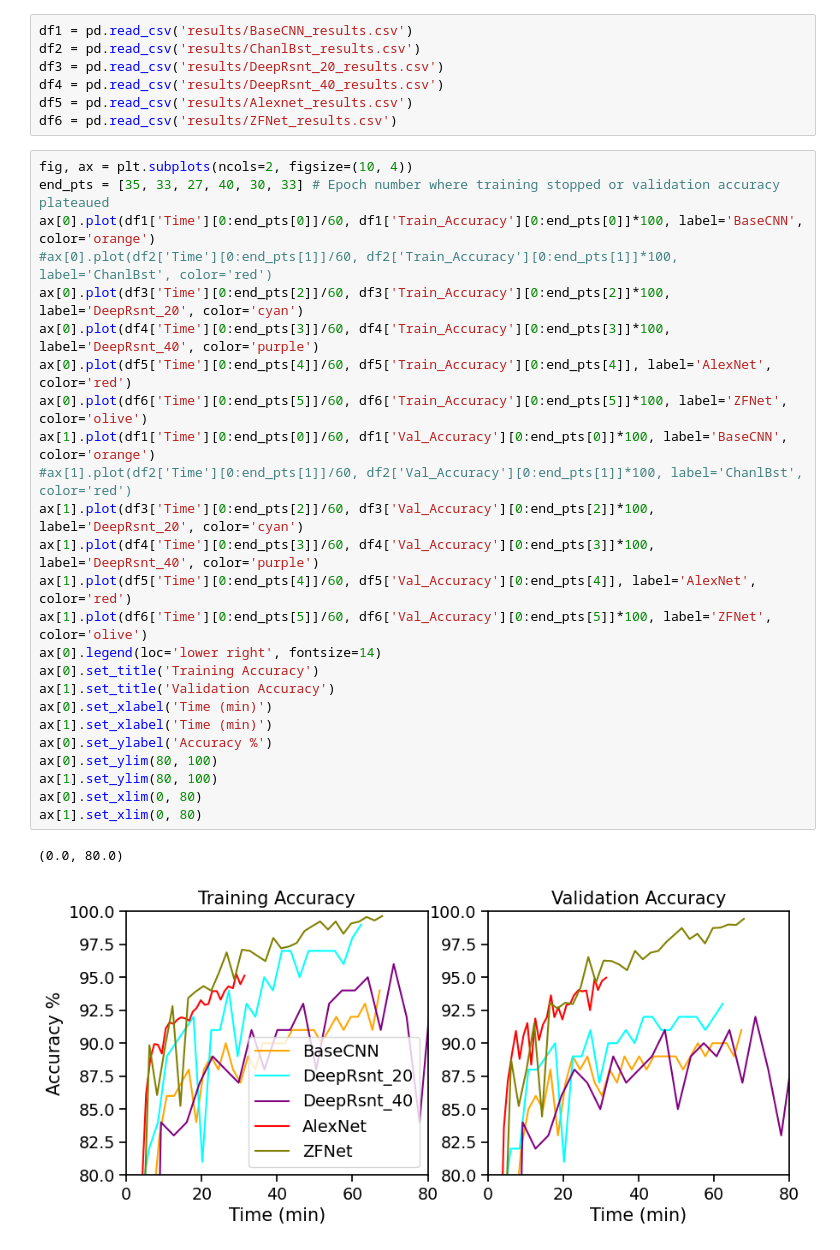
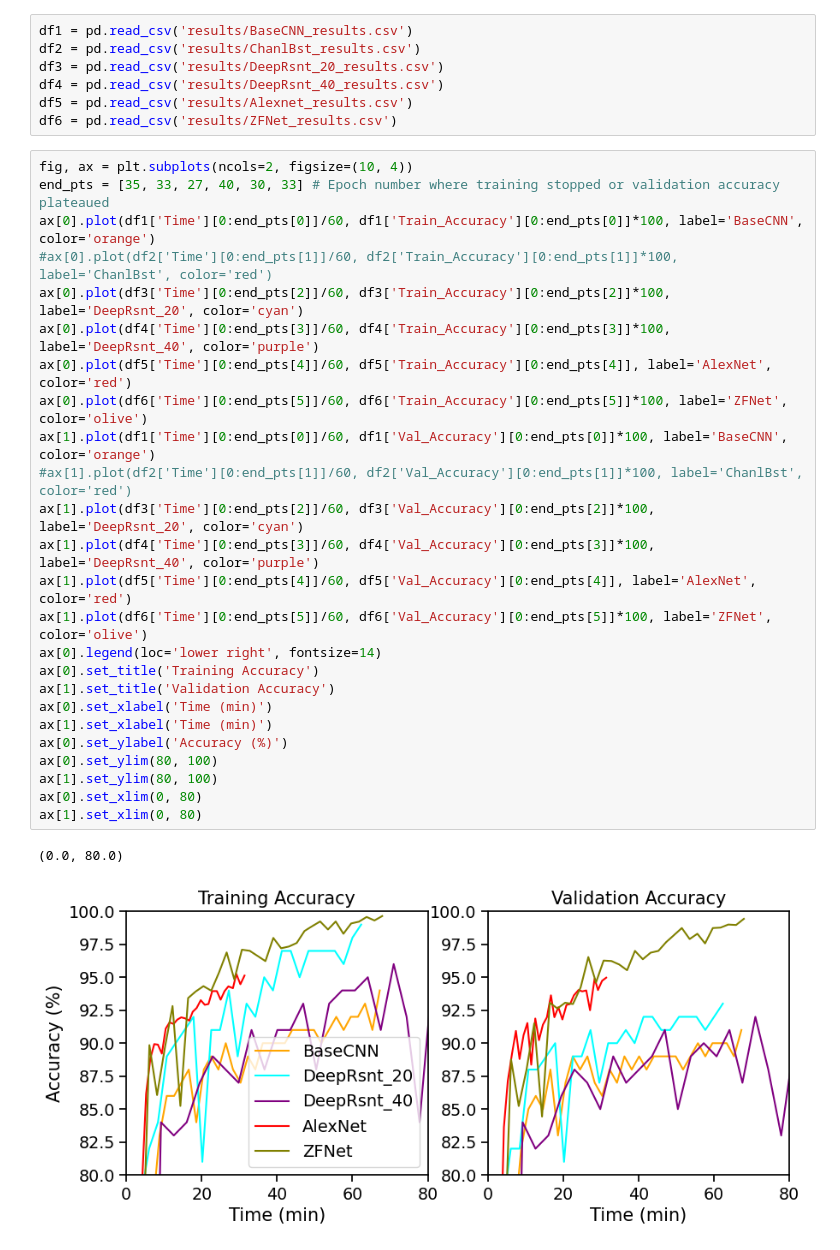
Before and after one commit to ronak-n-desai/lung-cancer-detection, a Jupyter notebook: final-comparison/comparison.ipynb, the cells around one changed output. Cells and saved outputs as stored; diff of their text form.

```diff
--- a/final-comparison/comparison.ipynb
+++ b/final-comparison/comparison.ipynb
@@ -94,28 +94,28 @@ df6 = pd.read_csv('results/ZFNet_results.csv')
 # %%
 fig, ax = plt.subplots(ncols=2, figsize=(10, 4))
 end_pts = [35, 33, 27, 40, 30, 33] # Epoch number where training stopped or validation accuracy plateaued
 ax[0].plot(df1['Time'][0:end_pts[0]]/60, df1['Train_Accuracy'][0:end_pts[0]]*100, label='BaseCNN', color='orange')
 #ax[0].plot(df2['Time'][0:end_pts[1]]/60, df2['Train_Accuracy'][0:end_pts[1]]*100, label='ChanlBst', color='red')
 ax[0].plot(df3['Time'][0:end_pts[2]]/60, df3['Train_Accuracy'][0:end_pts[2]]*100, label='DeepRsnt_20', color='cyan')
 ax[0].plot(df4['Time'][0:end_pts[3]]/60, df4['Train_Accuracy'][0:end_pts[3]]*100, label='DeepRsnt_40', color='purple')
 ax[0].plot(df5['Time'][0:end_pts[4]]/60, df5['Train_Accuracy'][0:end_pts[4]], label='AlexNet', color='red')
 ax[0].plot(df6['Time'][0:end_pts[5]]/60, df6['Train_Accuracy'][0:end_pts[5]]*100, label='ZFNet', color='olive')
 ax[1].plot(df1['Time'][0:end_pts[0]]/60, df1['Val_Accuracy'][0:end_pts[0]]*100, label='BaseCNN', color='orange')
 #ax[1].plot(df2['Time'][0:end_pts[1]]/60, df2['Val_Accuracy'][0:end_pts[1]]*100, label='ChanlBst', color='red')
 ax[1].plot(df3['Time'][0:end_pts[2]]/60, df3['Val_Accuracy'][0:end_pts[2]]*100, label='DeepRsnt_20', color='cyan')
 ax[1].plot(df4['Time'][0:end_pts[3]]/60, df4['Val_Accuracy'][0:end_pts[3]]*100, label='DeepRsnt_40', color='purple')
 ax[1].plot(df5['Time'][0:end_pts[4]]/60, df5['Val_Accuracy'][0:end_pts[4]], label='AlexNet', color='red')
 ax[1].plot(df6['Time'][0:end_pts[5]]/60, df6['Val_Accuracy'][0:end_pts[5]]*100, label='ZFNet', color='olive')
 ax[0].legend(loc='lower right', fontsize=14)
 ax[0].set_title('Training Accuracy')
 ax[1].set_title('Validation Accuracy')
 ax[0].set_xlabel('Time (min)')
 ax[1].set_xlabel('Time (min)')
-ax[0].set_ylabel('Accuracy %')
+ax[0].set_ylabel('Accuracy (%)')
 ax[0].set_ylim(80, 100)
 ax[1].set_ylim(80, 100)
 ax[0].set_xlim(0, 80)
 ax[1].set_xlim(0, 80)
 # %% [output]
 (0.0, 80.0)
-[figure, old version]
+[figure, new version]
```
Also changed, not shown: parts of 1 cell of this notebook.
